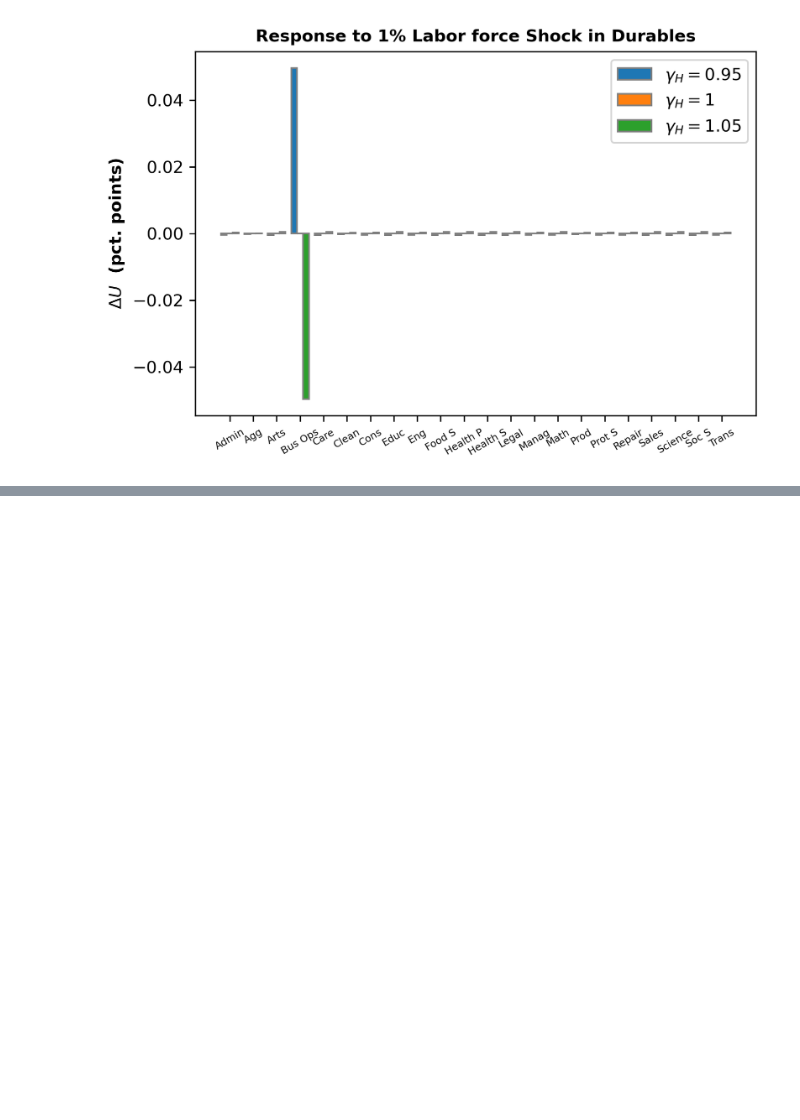
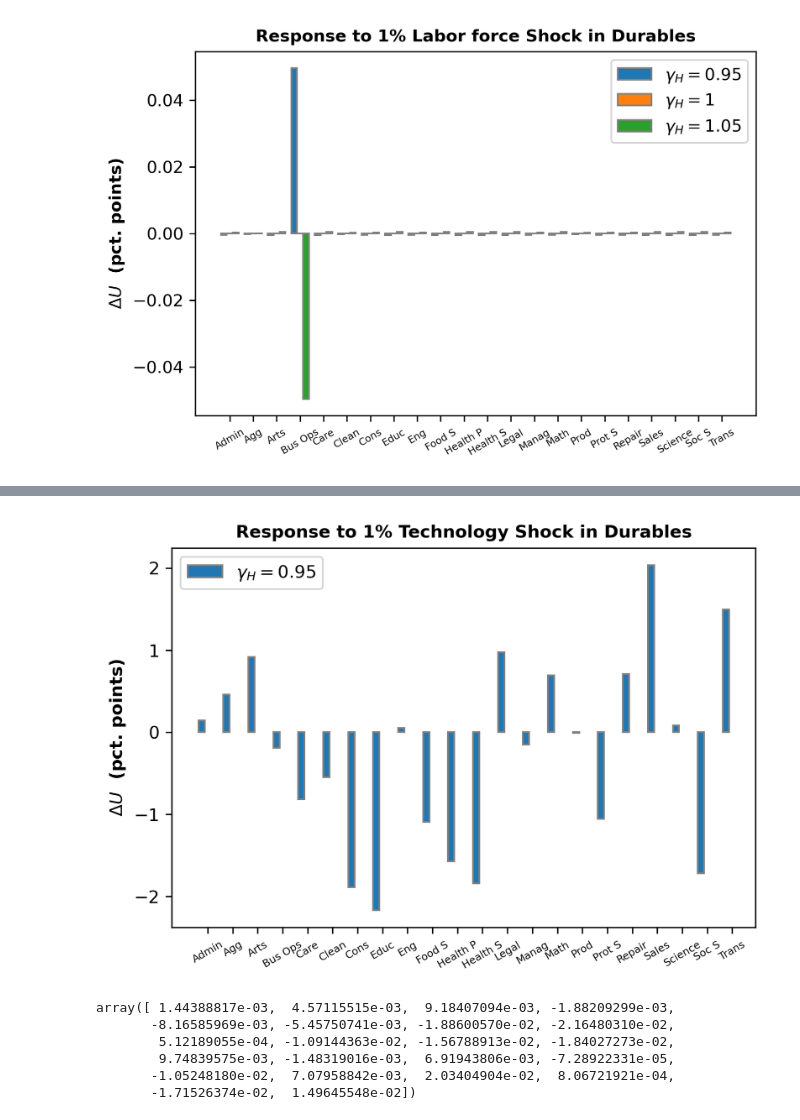
Before and after one commit to hs97/UnemploymentNetwork, a Jupyter notebook: new_code/calib3_major_occupations.ipynb, the cells around one changed output, grey strips where cells are left out. Drawn from its saved outputs; the diff is of its cells as text; code cells hidden in the pictures; blank space fills up the shorter version.

```diff
--- a/new_code/calib3_major_occupations.ipynb
+++ b/new_code/calib3_major_occupations.ipynb
@@ -341,0 +390,17 @@ bar_plot(100*occU_vec, occupation_names, title, xlab, ylab, labels, save_path, r
+# %%
+xlab = ''
+ylab = '$\Delta U$  (pct. points)'
+save_path = '../output/figures/durables_HshockU_meanpres.png'
+labels = ['$\gamma_{H} = 0.95$']
+bar_plot(100*dlog_U.reshape((O,1)), occupation_names, title, xlab, ylab, labels, save_path, rotation=30, fontsize=10, barWidth = 0.25, dpi=300)
+# %% [output]
+[figure, added]
+# %%
+dlog_U
+# %% [output]
+array([ 1.44388817e-03,  4.57115515e-03,  9.18407094e-03, -1.88209299e-03,
+       -8.16585969e-03, -5.45750741e-03, -1.88600570e-02, -2.16480310e-02,
+        5.12189055e-04, -1.09144363e-02, -1.56788913e-02, -1.84027273e-02,
+        9.74839575e-03, -1.48319016e-03,  6.91943806e-03, -7.28922331e-05,
+       -1.05248180e-02,  7.07958842e-03,  2.03404904e-02,  8.06721921e-04,
+       -1.71526374e-02,  1.49645548e-02])
```
Also changed, not shown: parts of 13 cells of this notebook, 16 other files.
